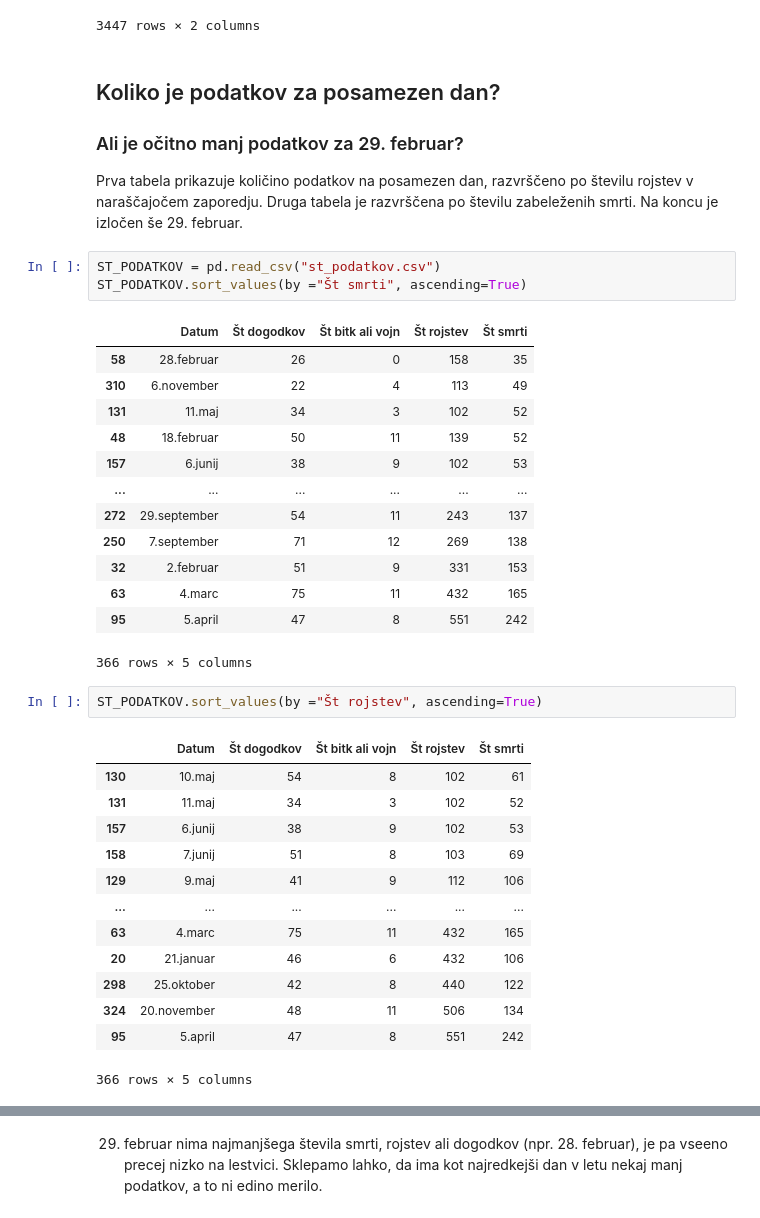
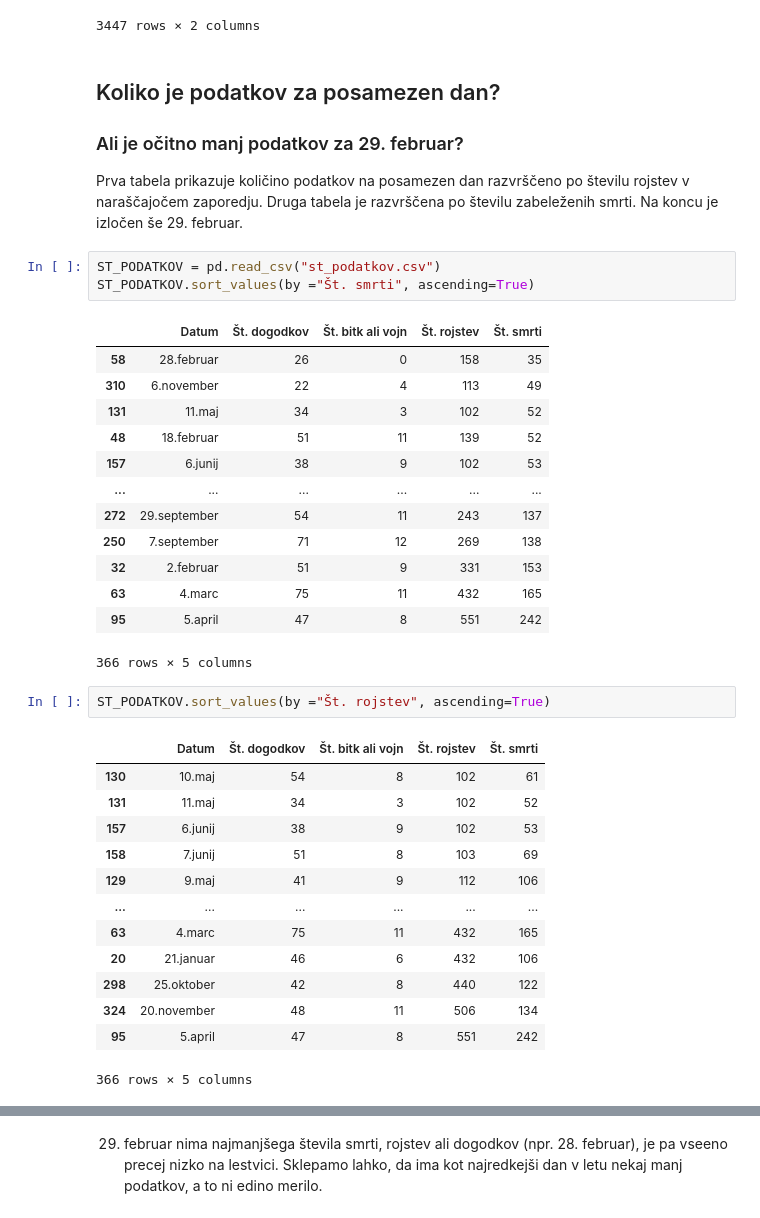
Before and after one commit to zivaheg/projektnaUVP, a Jupyter notebook: analiza.ipynb, the cells around one changed output, grey strips where cells are left out. Saved outputs shown, nothing was run; the diff lists cells and outputs as text.

```diff
--- a/analiza.ipynb
+++ b/analiza.ipynb
@@ -59,18 +59,16 @@ BITKE
 ## Koliko je podatkov za posamezen dan?
 ### Ali je očitno manj podatkov za 29. februar?
 
-Prva tabela prikazuje količino podatkov na posamezen dan, razvrščeno po številu rojstev v naraščajočem zaporedju.
-Druga tabela je razvrščena po številu zabeleženih smrti. Na koncu je izločen še 29.
-februar.
+Prva tabela prikazuje količino podatkov na posamezen dan razvrščeno po številu rojstev v naraščajočem zaporedju. Druga tabela je razvrščena po številu zabeleženih smrti. Na koncu je izločen še 29. februar.
 # %%
 ST_PODATKOV = pd.read_csv("st_podatkov.csv")
-ST_PODATKOV.sort_values(by ="Št smrti", ascending=True)
+ST_PODATKOV.sort_values(by ="Št. smrti", ascending=True)
 # %% [output]
-|  | Datum | Št dogodkov | Št bitk ali vojn | Št rojstev | Št smrti |
+|  | Datum | Št. dogodkov | Št. bitk ali vojn | Št. rojstev | Št. smrti |
 | 58 | 28.februar | 26 | 0 | 158 | 35 |
 | 310 | 6.november | 22 | 4 | 113 | 49 |
 | 131 | 11.maj | 34 | 3 | 102 | 52 |
-| 48 | 18.februar | 50 | 11 | 139 | 52 |
+| 48 | 18.februar | 51 | 11 | 139 | 52 |
 | 157 | 6.junij | 38 | 9 | 102 | 53 |
 | ... | ... | ... | ... | ... | ... |
 | 272 | 29.september | 54 | 11 | 243 | 137 |
@@ -80,9 +78,9 @@ ST_PODATKOV.sort_values(by ="Št smrti", ascending=True)
 | 95 | 5.april | 47 | 8 | 551 | 242 |
 366 rows × 5 columns
 # %%
-ST_PODATKOV.sort_values(by ="Št rojstev", ascending=True)
+ST_PODATKOV.sort_values(by ="Št. rojstev", ascending=True)
 # %% [output]
-|  | Datum | Št dogodkov | Št bitk ali vojn | Št rojstev | Št smrti |
+|  | Datum | Št. dogodkov | Št. bitk ali vojn | Št. rojstev | Št. smrti |
 | 130 | 10.maj | 54 | 8 | 102 | 61 |
 | 131 | 11.maj | 34 | 3 | 102 | 52 |
 | 157 | 6.junij | 38 | 9 | 102 | 53 |
```
Also changed, not shown: parts of 14 cells of this notebook.
